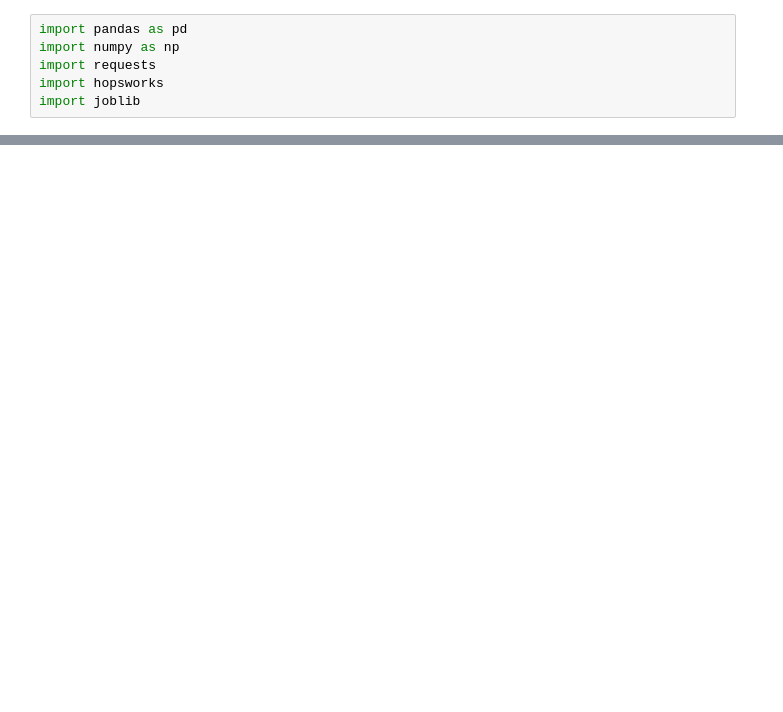
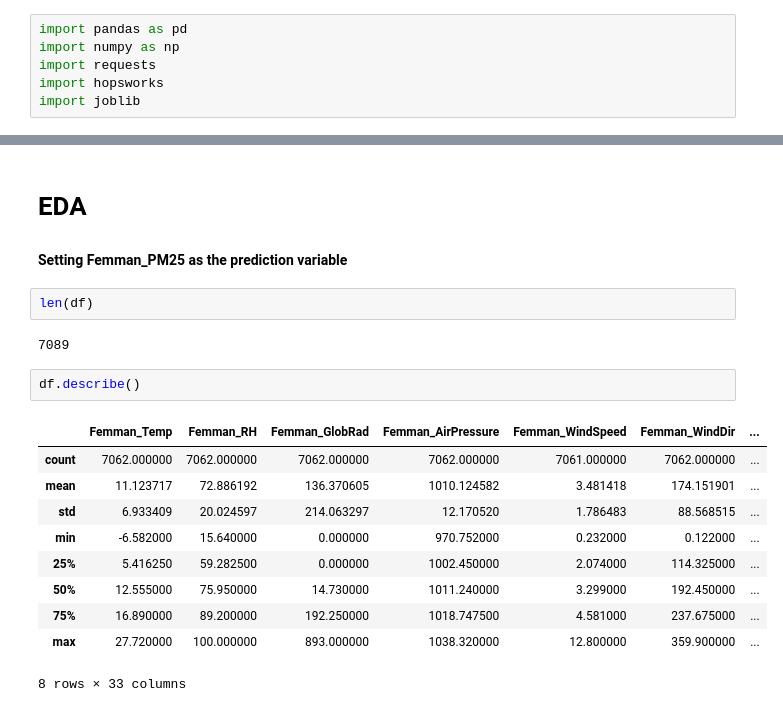
Before and after one commit to Manusj/mlops_hopsworks, a Jupyter notebook: Notebooks/EDA.ipynb, the cells around one changed output, grey strips where cells are left out. Cells and saved outputs as stored; diff of their text form; blank space fills up the shorter version.

```diff
--- a/Notebooks/EDA.ipynb
+++ b/Notebooks/EDA.ipynb
@@ -65,0 +41,21 @@ es
+# %% [markdown]
+# EDA
+
+#### Setting Femman_PM25 as the prediction variable
+# %%
+len(df)
+# %% [output]
+7089
+# %%
+df.describe()
+# %% [output]
+|  | Femman_Temp | Femman_RH | Femman_GlobRad | Femman_AirPressure | Femman_WindSpeed | Femman_WindDir | ... |
+| count | 7062.000000 | 7062.000000 | 7062.000000 | 7062.000000 | 7061.000000 | 7062.000000 | ... |
+| mean | 11.123717 | 72.886192 | 136.370605 | 1010.124582 | 3.481418 | 174.151901 | ... |
+| std | 6.933409 | 20.024597 | 214.063297 | 12.170520 | 1.786483 | 88.568515 | ... |
+| min | -6.582000 | 15.640000 | 0.000000 | 970.752000 | 0.232000 | 0.122000 | ... |
+| 25% | 5.416250 | 59.282500 | 0.000000 | 1002.450000 | 2.074000 | 114.325000 | ... |
+| 50% | 12.555000 | 75.950000 | 14.730000 | 1011.240000 | 3.299000 | 192.450000 | ... |
+| 75% | 16.890000 | 89.200000 | 192.250000 | 1018.747500 | 4.581000 | 237.675000 | ... |
+| max | 27.720000 | 100.000000 | 893.000000 | 1038.320000 | 12.800000 | 359.900000 | ... |
+8 rows × 33 columns
```
Also changed, not shown: parts of 73 cells of this notebook, 10 other files.
